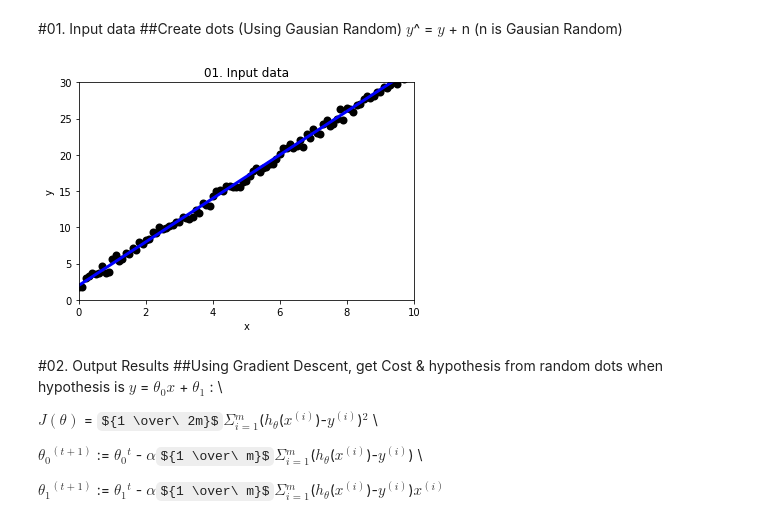
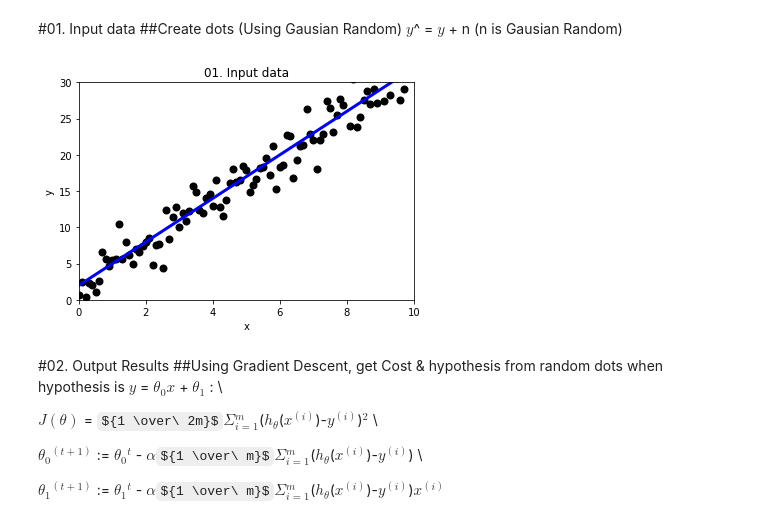
Before and after one commit to CJavaPython/AssignmentFolder, a Jupyter notebook: Assignment02/Assignment02.ipynb, the cells around one changed output. Saved outputs shown, nothing was run; the diff lists cells and outputs as text; code cells hidden in the pictures; some formulas as TeX source.

```diff
--- a/Assignment02/Assignment02.ipynb
+++ b/Assignment02/Assignment02.ipynb
@@ -19,22 +20,26 @@ y_hat = linearLine(3, 2, x)
 # %%
 #Create Random dots respect to the line1 : linear function
 def create_Rand(x, y):
-  return y + np.random.normal(0, 0.5, y.size())
+  #randn function : gausion random
+  #coefficient of randn function : standard deviation
+  #if standard deviation is bigger : "dots spread"
+  return y + 2 * torch.randn(y.size())
 
 y = create_Rand(x, y_hat)
 #line1 : Linear Function
 line1 = plt.plot(x, y_hat)
 #dots : Random dots repect to line1
 dots = plt.scatter(x, y)
+
 plt.setp(line1, color = 'b', linewidth = 3.0)
 plt.setp(dots, color = 'k', linewidth = 2.0)
 plt.axis([0,10,0,30])
 plt.xlabel("x")
 plt.ylabel("y")
 plt.title("01. Input data")
 plt.show()
 # %% [output]
-[figure, old version]
+[figure, new version]
 # %% [markdown]
 #02. Output Results
 ##Using Gradient Descent, get Cost & hypothesis from random dots
```
Also changed, not shown: parts of 4 cells of this notebook.
